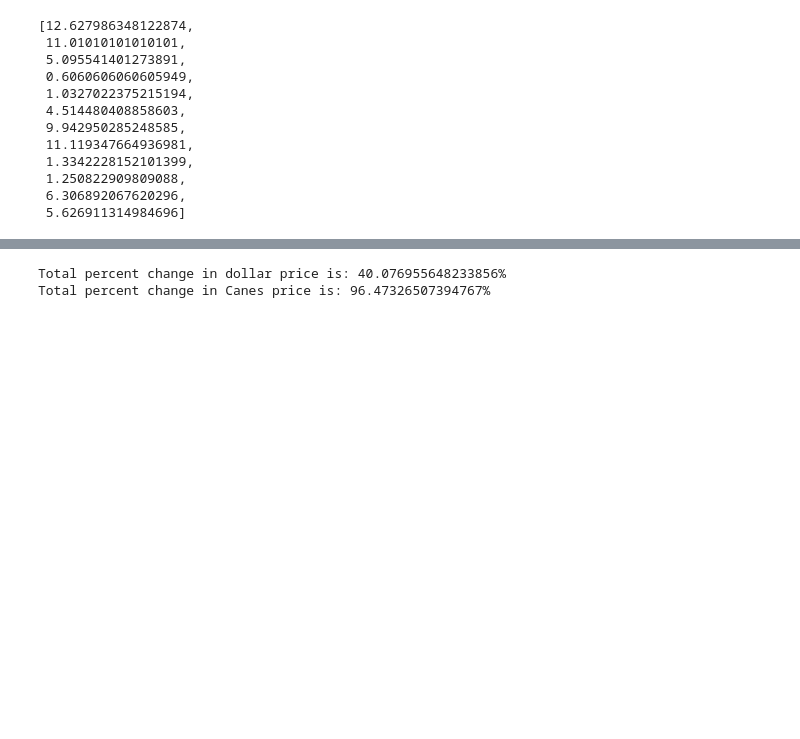
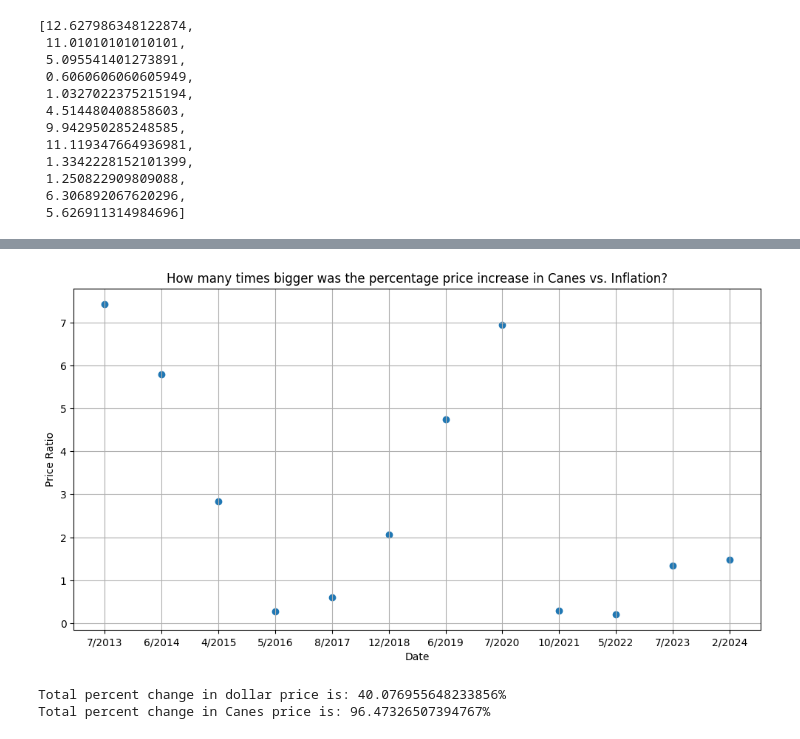
Before and after one commit to nvmcastanheira/Canes-Comparison, a Jupyter notebook: CanesData.ipynb, the cells around one changed output, grey strips where cells are left out. Saved outputs shown, nothing was run; the diff lists cells and outputs as text; code cells hidden in the pictures; blank space fills up the shorter version.

```diff
--- a/CanesData.ipynb
+++ b/CanesData.ipynb
@@ -120,3 +135,13 @@ plt.show()
+# %%
+plt.figure(figsize=(12,6))
+plt.scatter(Date_list, Price_Ratio)
+plt.ylabel("Price Ratio")
+plt.xlabel("Date")
+plt.grid()
+plt.title("How many times bigger was the percentage price increase in Canes vs. Inflation?")
+plt.show()
+# %% [output]
+[figure, added]
 # %%
 print("Total percent change in dollar price is: {}%".format((1*np.prod(1+np.array(Use_Inflation)/100)-1)*100))
 print("Total percent change in Canes price is: {}%".format((Canes_data[-1]-Canes_data[0])/Canes_data[0]*100))
```
Also changed, not shown: parts of 3 cells of this notebook.
